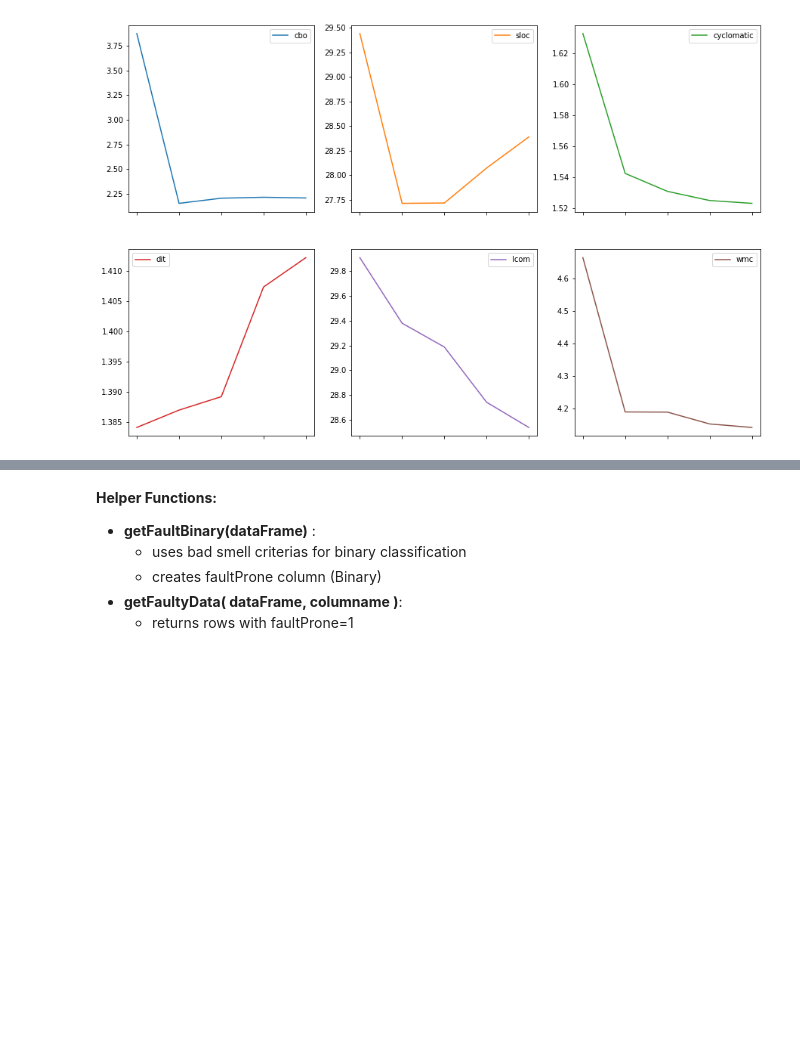
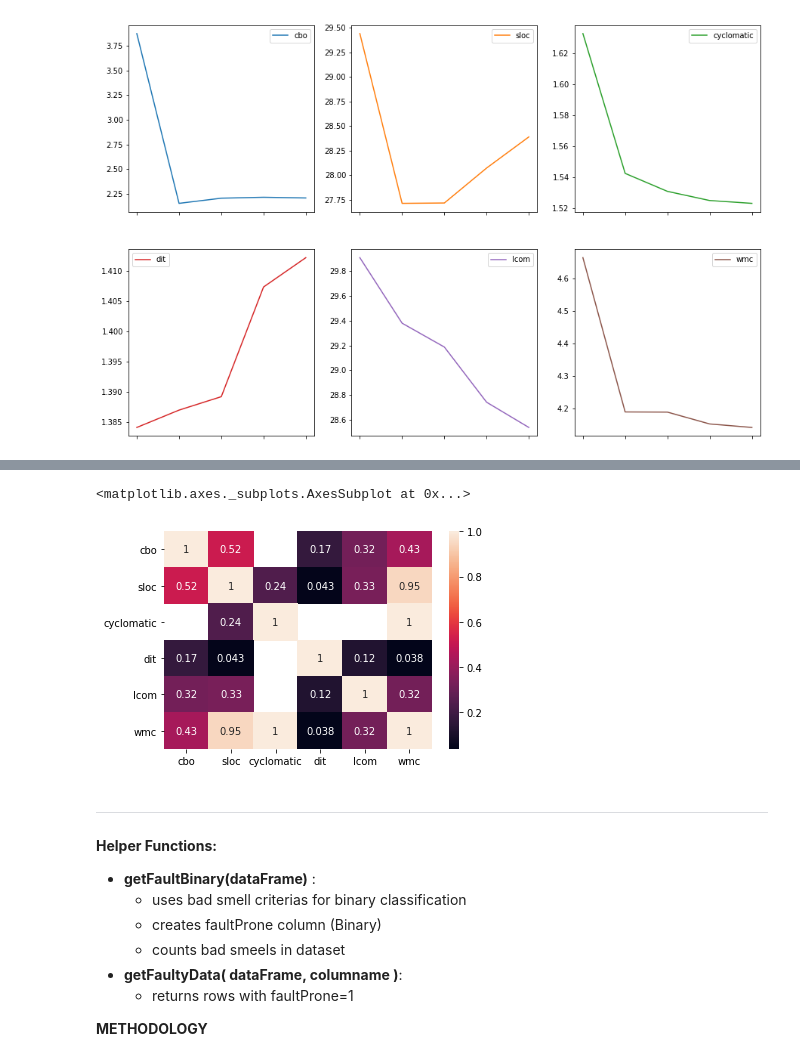
Before and after one commit to modidhaval112/SOEN_6611_Software_Measurement, a Jupyter notebook: AnalysingMetrics.ipynb, the cells around one changed output, grey strips where cells are left out. Cells and saved outputs as stored; diff of their text form; code cells hidden in the pictures; blank space fills up the shorter version.

```diff
--- a/AnalysingMetrics.ipynb
+++ b/AnalysingMetrics.ipynb
@@ -101,8 +110,20 @@ plot = means.plot(subplots=True,ax=ax);
+# %%
+corr=data_V8.corr();
+sns.heatmap(corr,annot=True)
+# %% [output]
+<matplotlib.axes._subplots.AxesSubplot at 0x...>
+[figure, added]
 # %% [markdown]
+---
 **Helper Functions:**
 - **getFaultBinary(dataFrame)** :
     - uses bad smell criterias for binary classification
     - creates faultProne column (Binary)
+    - counts bad smeels in dataset
 - **getFaultyData( dataFrame, columname )**:
     - returns rows with faultProne=1
+
+
+
+**METHODOLOGY**
 # %%
```
Also changed, not shown: parts of 19 cells of this notebook, 1 other file.
